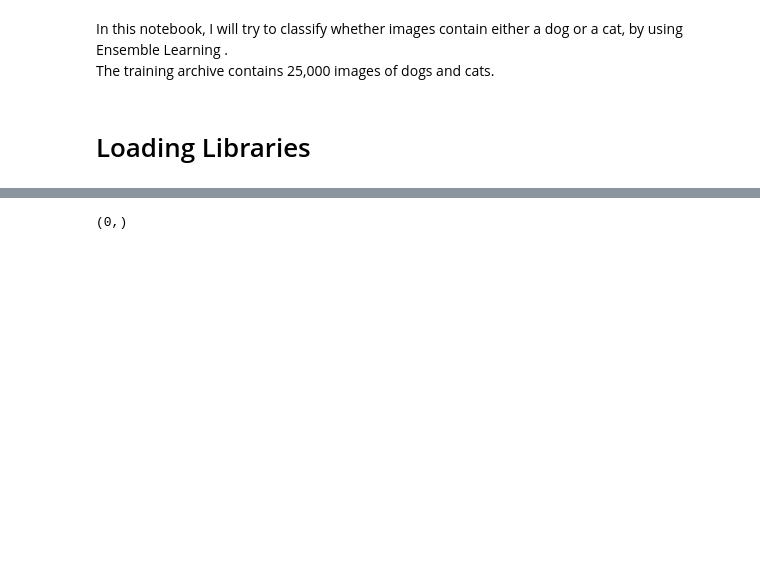
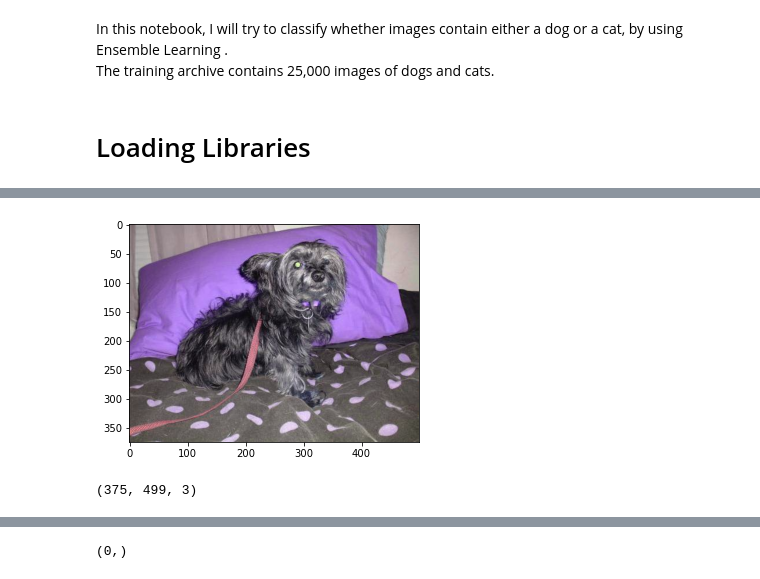
Before and after one commit to yuvalTrip/Final-Project-First-Year-Semester-B, a Jupyter notebook: CatsVSDogs.ipynb, the cells around one changed output, grey strips where cells are left out. Drawn from its saved outputs; the diff is of its cells as text; code cells hidden in the pictures; blank space fills up the shorter version.

Commit message:
CatS VS Dogs-Finish intro
Separate the images of dogs and cats for two different arrays.
Show color and gray image for example.
Explanations were written .
Now I want to start the resize.

```diff
--- a/CatsVSDogs.ipynb
+++ b/CatsVSDogs.ipynb
@@ -23,10 +26,10 @@ import cv2# library of Python bindings designed to solve computer vision problem
 # %%
-TRAIN_DIR = 'C:/Users/yuval/train'
+TRAIN_DIR = 'C:/Users/yuval/trainCatVSDogs/train/'
 #TEST_DIR = '../working/test/test/'
 
-trainCats_images_filepaths = [TRAIN_DIR + last_file_name for last_file_name in os.listdir(TRAIN_DIR)]
-trainDogs_images_filepaths = [TRAIN_DIR + last_file_name for last_file_name in os.listdir(TRAIN_DIR)]
+trainCatsAndDogs_images_filepaths = [TRAIN_DIR + last_file_name for last_file_name in os.listdir(TRAIN_DIR)]
+#trainDogs_images_filepaths = [TRAIN_DIR + last_file_name for last_file_name in os.listdir(TRAIN_DIR)]
 
 #test_images_filepaths = [TEST_DIR + last_file_name for last_file_name in os.listdir(TEST_DIR)]
 
-print("Done")
+#print("Done")
@@ -52,0 +59,4 @@ FileNotFoundError: [WinError 3] The system cannot find the path specified: 'imag
+# %%
+#Define two lists of dogs and cats, and check if the file name contain 'dog' or 'cat'
+train_dogs_filepaths = [TRAIN_DIR+ dog_file_name for dog_file_name in os.listdir(TRAIN_DIR) if 'dog' in dog_file_name]
+train_cats_filepaths = [TRAIN_DIR+ cat_file_name for cat_file_name in os.listdir(TRAIN_DIR) if 'cat' in cat_file_name]
@@ -52,0 +120,6 @@ FileNotFoundError: [WinError 3] The system cannot find the path specified: 'imag
+# %%
+#Lets see how the first picture of dog look like
+test_img_file_path =train_dogs_filepaths[0] #the first element in train_dogs_filepaths array
+#Now I will use cv2.imread() method- to loads an image from the specified file.
+img_array = cv2.imread(test_img_file_path) #Create the numpy array of the image.The last parameter can be switched with cv2.IMREAD_GRAYSCALE too
+img_array #Lets see how the numpu array of the image look like
@@ -52,0 +144,10 @@ FileNotFoundError: [WinError 3] The system cannot find the path specified: 'imag
+# %%
+plt.imshow(img_array)#show the image
+plt.show()
+# %% [output]
+[figure, added]
+# %%
+#We can see the dimension of the image
+print(img_array.shape)
+# %% [output]
+(375, 499, 3)
```
Also changed, not shown: parts of 13 cells of this notebook.
